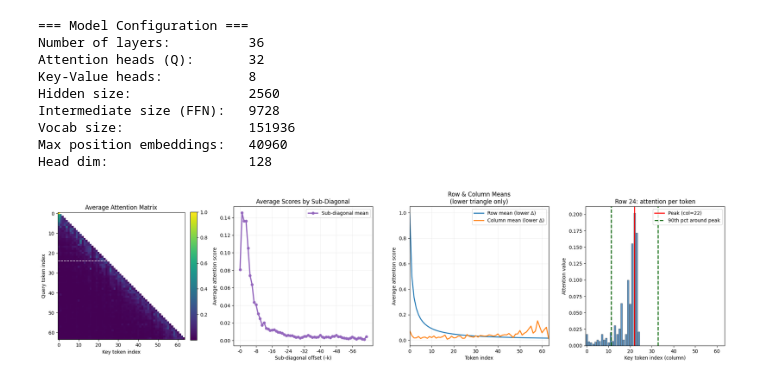
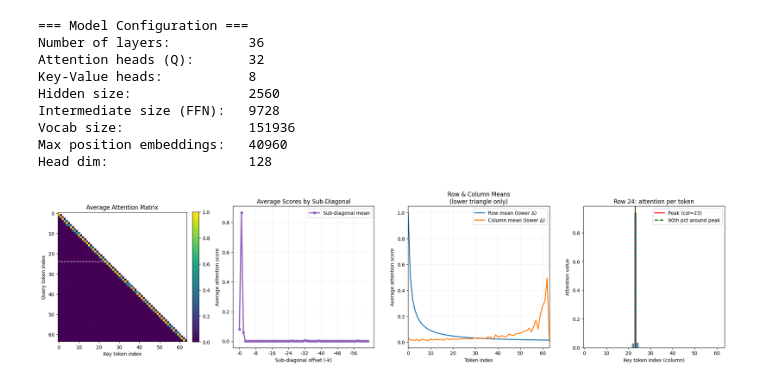
Before and after one commit to raffaeledagostino/sparse-attention-patterns, a Jupyter notebook: features_exploration.ipynb, the cells around one changed output. Drawn from its saved outputs; the diff is of its cells as text; code cells hidden in the pictures.

```diff
--- a/features_exploration.ipynb
+++ b/features_exploration.ipynb
@@ -236,38 +236,39 @@ def plot_attention_and_row_barplot(
 # -----------------------------
 # Example usage (edit these)
 # -----------------------------
-n_prompts = 5
+n_prompts = 1
 seq_len = 64
 layer_idx = 0
-head_idx = 10
+head_idx = 1
 row_idx = 24
 percentile_x = 90
 
 prompt_batch = get_prompt_batch(
     train_data,
     tokenizer,
     n_prompts=n_prompts,
     num_tokens=seq_len,
     stride=600,
     start_idx=1000,
 )
 prompts = [item[0] for item in prompt_batch]
+
 
 avg_attn = average_attention_matrix_over_prompts(
     model=model,
     tokenizer=tokenizer,
     prompts=prompts,
     layer_idx=layer_idx,
     head_idx=head_idx,
     seq_len=seq_len,
 )
 
 plot_attention_and_row_barplot(
     avg_attn=avg_attn,
     row_idx=row_idx,
     percentile=percentile_x,
     cmap="viridis",
     print_stats=False,
 )
 # %% [output]
-[figure, old version]
+[figure, new version]
```
Also changed, not shown: parts of 10 cells of this notebook, 36 other files.
